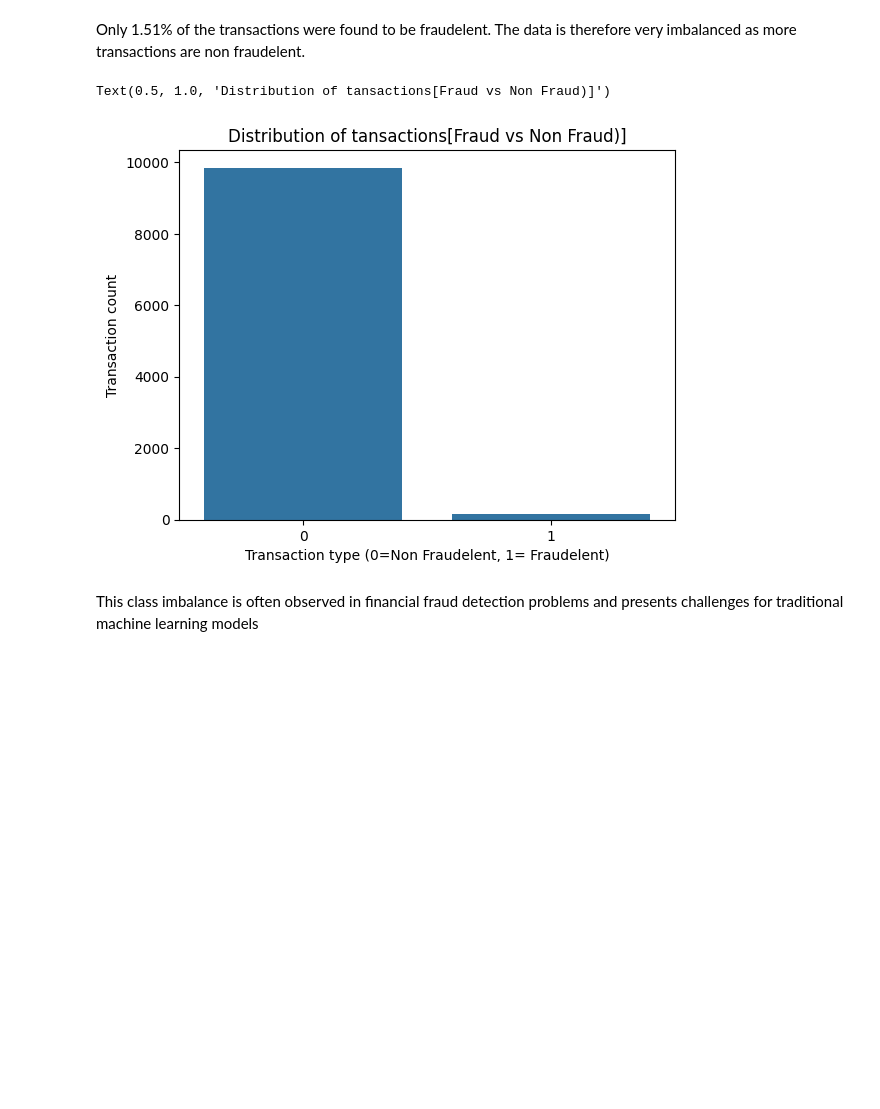
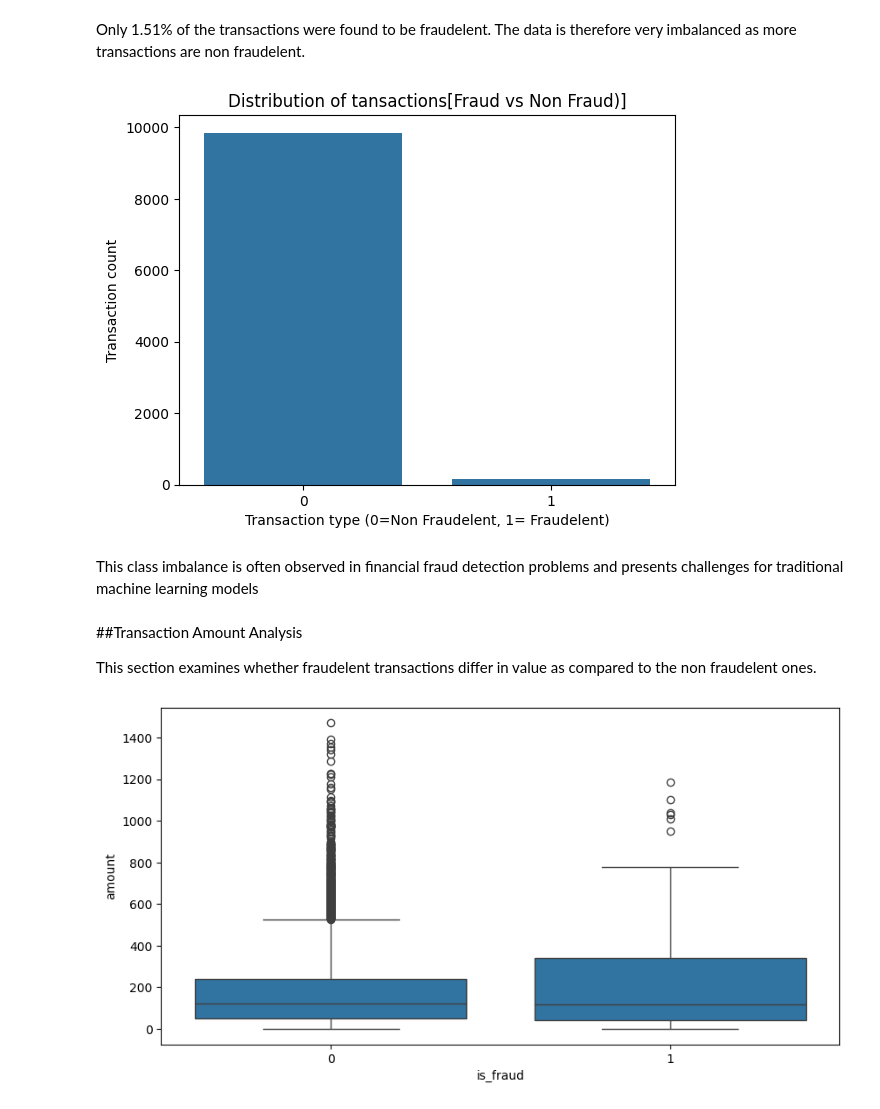
Before and after one commit to FaithKirigi/fraud-investigation-case-study, a Jupyter notebook: notebooks/fraud_investigation_analysis.ipynb, the cells around one changed output. Cells and saved outputs as stored; diff of their text form; code cells hidden in the pictures; blank space fills up the shorter version.

Commit message:
Add feature exploration, correlation analysis and fraud signal insights

```diff
--- a/notebooks/fraud_investigation_analysis.ipynb
+++ b/notebooks/fraud_investigation_analysis.ipynb
@@ -6,9 +6,8 @@ import matplotlib.pyplot as plt
 import seaborn as sns
 
 pd.set_option('display.max_columns',None)
-sns.set_style("whitegrid")
 
-df= pd.read_csv('/Users/eumch/Desktop/Data science/credit_card_fraud_10k.csv')
+df= pd.read_csv('/Users/eumch/Desktop/fraud-investigation-case-study/data/credit_card_fraud_10k.csv')
 df.head()
 # %% [output]
 |  | transaction_id | amount | transaction_hour | merchant_category | foreign_transaction | location_mismatch | ... |
@@ -66,8 +66,20 @@ sns.countplot(x='is_fraud', data=df)
 plt.xlabel("Transaction type (0=Non Fraudelent, 1= Fraudelent)")
 plt.ylabel("Transaction count")
 plt.title("Distribution of tansactions[Fraud vs Non Fraud)]")
+
+plt.show()
 # %% [output]
-Text(0.5, 1.0, 'Distribution of tansactions[Fraud vs Non Fraud)]')
 [figure]
 # %% [markdown]
 This class imbalance is  often observed in financial fraud detection problems and presents challenges for traditional machine learning models
+# %% [markdown]
+##Transaction Amount Analysis
+
+This section examines whether fraudelent transactions differ in value as compared to the non fraudelent ones.
+# %%
+plt.figure(figsize=(10,5))
+sns.boxplot(x="is_fraud",y="amount", data=df)
+
+plt.show()
+# %% [output]
+[figure, added]
```
Also changed, not shown: parts of 25 cells of this notebook, 7 other files.
